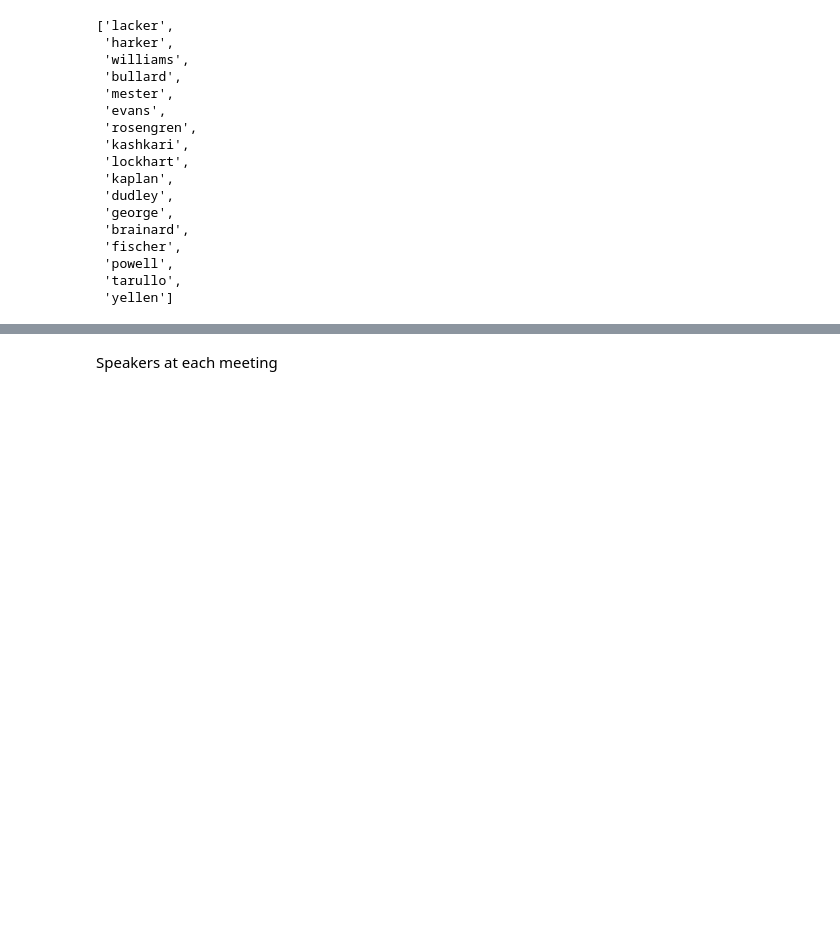
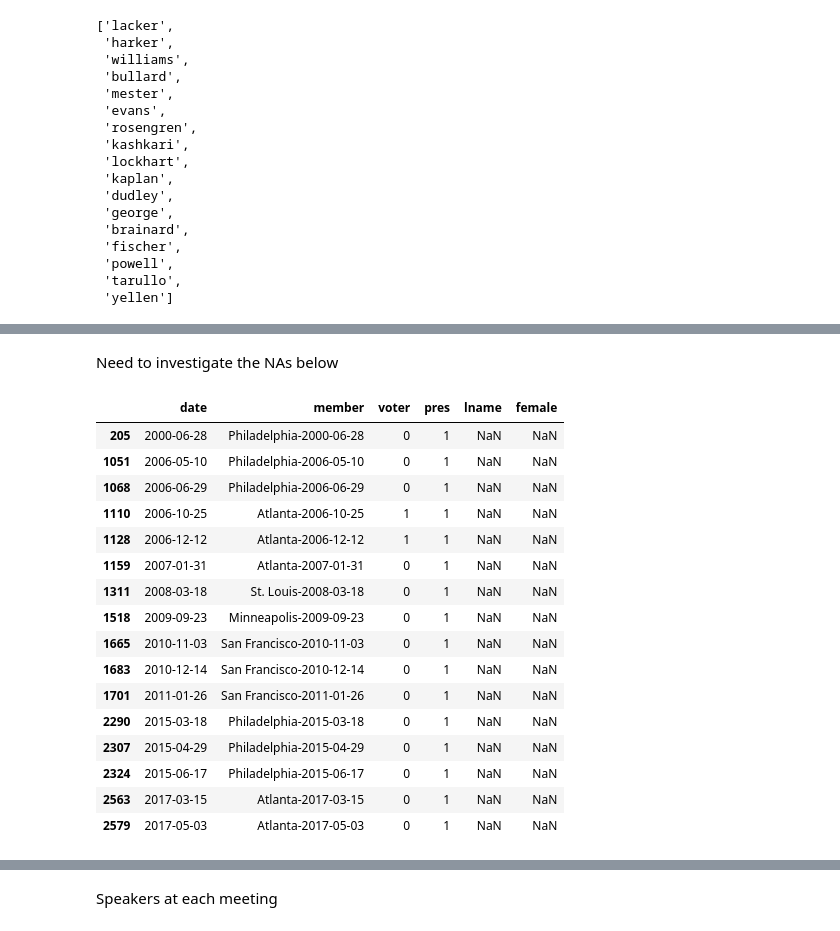
Before and after one commit to bendurham441/fed-nlp, a Jupyter notebook: fomc-membership/fomc_member_process.ipynb, the cells around one changed output, grey strips where cells are left out. Saved outputs shown, nothing was run; the diff lists cells and outputs as text; code cells hidden in the pictures; blank space fills up the shorter version.

```diff
--- a/fomc-membership/fomc_member_process.ipynb
+++ b/fomc-membership/fomc_member_process.ipynb
@@ -188,3 +209,25 @@ fomc.iloc[:20]
+# %% [markdown]
+Need to investigate the NAs below
+# %%
+fomc[fomc['female'].isna()]
+# %% [output]
+|  | date | member | voter | pres | lname | female |
+| 205 | 2000-06-28 | Philadelphia-2000-06-28 | 0 | 1 | NaN | NaN |
+| 1051 | 2006-05-10 | Philadelphia-2006-05-10 | 0 | 1 | NaN | NaN |
+| 1068 | 2006-06-29 | Philadelphia-2006-06-29 | 0 | 1 | NaN | NaN |
+| 1110 | 2006-10-25 | Atlanta-2006-10-25 | 1 | 1 | NaN | NaN |
+| 1128 | 2006-12-12 | Atlanta-2006-12-12 | 1 | 1 | NaN | NaN |
+| 1159 | 2007-01-31 | Atlanta-2007-01-31 | 0 | 1 | NaN | NaN |
+| 1311 | 2008-03-18 | St. Louis-2008-03-18 | 0 | 1 | NaN | NaN |
+| 1518 | 2009-09-23 | Minneapolis-2009-09-23 | 0 | 1 | NaN | NaN |
+| 1665 | 2010-11-03 | San Francisco-2010-11-03 | 0 | 1 | NaN | NaN |
+| 1683 | 2010-12-14 | San Francisco-2010-12-14 | 0 | 1 | NaN | NaN |
+| 1701 | 2011-01-26 | San Francisco-2011-01-26 | 0 | 1 | NaN | NaN |
+| 2290 | 2015-03-18 | Philadelphia-2015-03-18 | 0 | 1 | NaN | NaN |
+| 2307 | 2015-04-29 | Philadelphia-2015-04-29 | 0 | 1 | NaN | NaN |
+| 2324 | 2015-06-17 | Philadelphia-2015-06-17 | 0 | 1 | NaN | NaN |
+| 2563 | 2017-03-15 | Atlanta-2017-03-15 | 0 | 1 | NaN | NaN |
+| 2579 | 2017-05-03 | Atlanta-2017-05-03 | 0 | 1 | NaN | NaN |
 # %%
 exp_dict = {}
 
```
Also changed, not shown: parts of 10 cells of this notebook.
